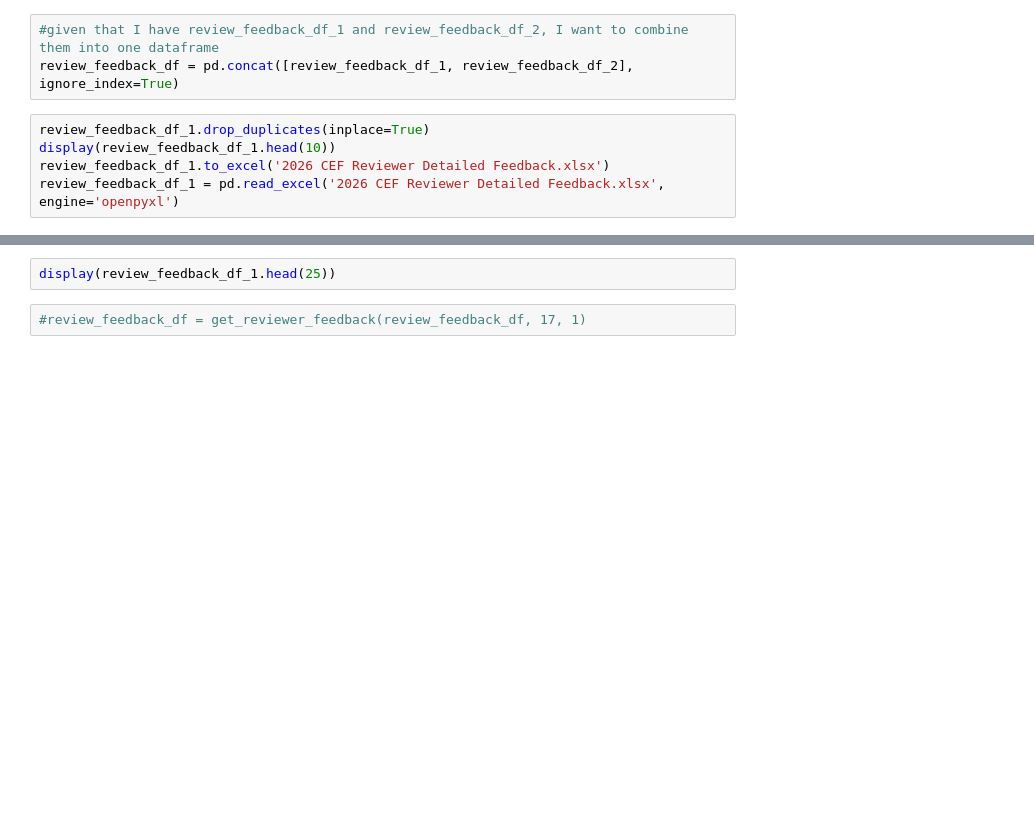
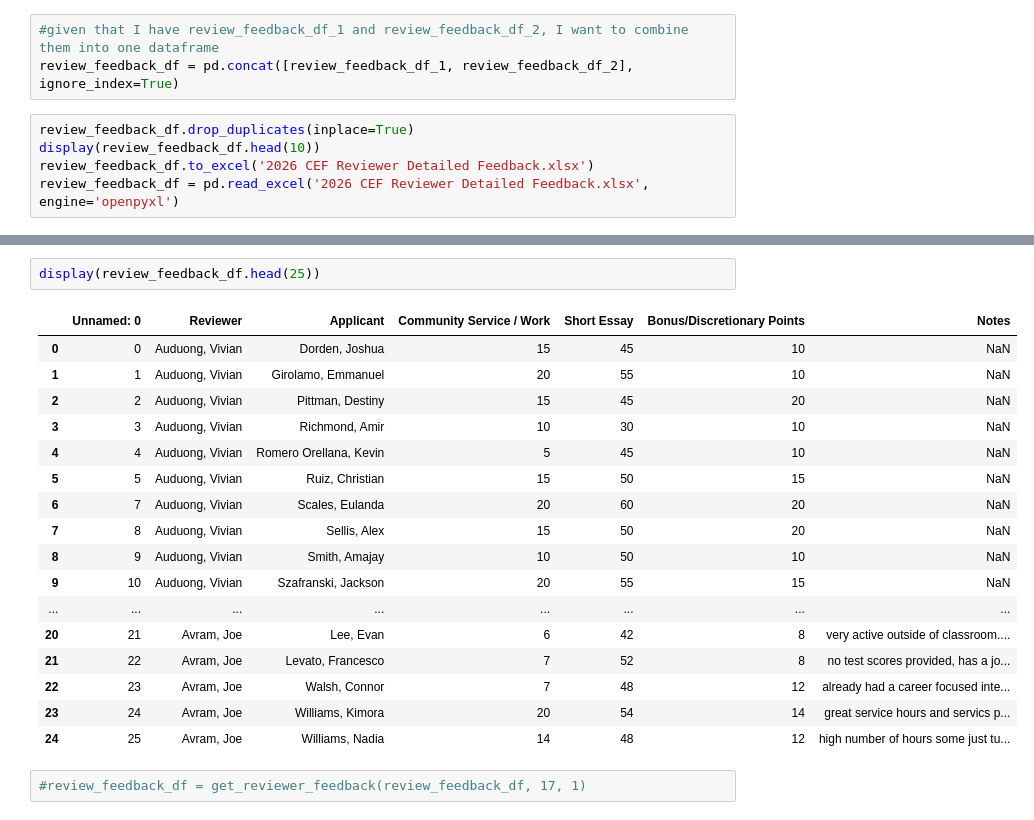
Before and after one commit to cp-ortiz-n/CEF_Awards_Software, a Jupyter notebook: scrape_awardspring.ipynb, the cells around one changed output, grey strips where cells are left out. Drawn from its saved outputs; the diff is of its cells as text; blank space fills up the shorter version.

```diff
--- a/scrape_awardspring.ipynb
+++ b/scrape_awardspring.ipynb
@@ -244,7 +258,7 @@ print(review_feedback_df_1)
 #given that I have review_feedback_df_1 and review_feedback_df_2, I want to combine them into one dataframe
 review_feedback_df = pd.concat([review_feedback_df_1, review_feedback_df_2], ignore_index=True)
 # %%
-review_feedback_df_1.drop_duplicates(inplace=True)
-display(review_feedback_df_1.head(10))
-review_feedback_df_1.to_excel('2026 CEF Reviewer Detailed Feedback.xlsx')
-review_feedback_df_1 = pd.read_excel('2026 CEF Reviewer Detailed Feedback.xlsx', engine='openpyxl')
+review_feedback_df.drop_duplicates(inplace=True)
+display(review_feedback_df.head(10))
+review_feedback_df.to_excel('2026 CEF Reviewer Detailed Feedback.xlsx')
+review_feedback_df = pd.read_excel('2026 CEF Reviewer Detailed Feedback.xlsx', engine='openpyxl')
@@ -251,5 +277,23 @@ review_feedback_df_1 = pd.read_excel('2026 CEF Reviewer Detailed Feedback.xlsx',
 # %%
-display(review_feedback_df_1.head(25))
+display(review_feedback_df.head(25))
+# %% [output]
+|  | Unnamed: 0 | Reviewer | Applicant | Community Service / Work | Short Essay | Bonus/Discretionary Points | Notes |
+| 0 | 0 | Auduong, Vivian | Dorden, Joshua | 15 | 45 | 10 | NaN |
+| 1 | 1 | Auduong, Vivian | Girolamo, Emmanuel | 20 | 55 | 10 | NaN |
+| 2 | 2 | Auduong, Vivian | Pittman, Destiny | 15 | 45 | 20 | NaN |
+| 3 | 3 | Auduong, Vivian | Richmond, Amir | 10 | 30 | 10 | NaN |
+| 4 | 4 | Auduong, Vivian | Romero Orellana, Kevin | 5 | 45 | 10 | NaN |
+| 5 | 5 | Auduong, Vivian | Ruiz, Christian | 15 | 50 | 15 | NaN |
+| 6 | 7 | Auduong, Vivian | Scales, Eulanda | 20 | 60 | 20 | NaN |
+| 7 | 8 | Auduong, Vivian | Sellis, Alex | 15 | 50 | 20 | NaN |
+| 8 | 9 | Auduong, Vivian | Smith, Amajay | 10 | 50 | 10 | NaN |
+| 9 | 10 | Auduong, Vivian | Szafranski, Jackson | 20 | 55 | 15 | NaN |
+| ... | ... | ... | ... | ... | ... | ... | ... |
+| 20 | 21 | Avram, Joe | Lee, Evan | 6 | 42 | 8 | very active outside of classroom.... |
+| 21 | 22 | Avram, Joe | Levato, Francesco | 7 | 52 | 8 | no test scores provided, has a jo... |
+| 22 | 23 | Avram, Joe | Walsh, Connor | 7 | 48 | 12 | already had a career focused inte... |
+| 23 | 24 | Avram, Joe | Williams, Kimora | 20 | 54 | 14 | great service hours and servics p... |
+| 24 | 25 | Avram, Joe | Williams, Nadia | 14 | 48 | 12 | high number of hours some just tu... |
 # %%
 #review_feedback_df = get_reviewer_feedback(review_feedback_df, 17, 1)
 # %%
```
Also changed, not shown: parts of 7 cells of this notebook.
